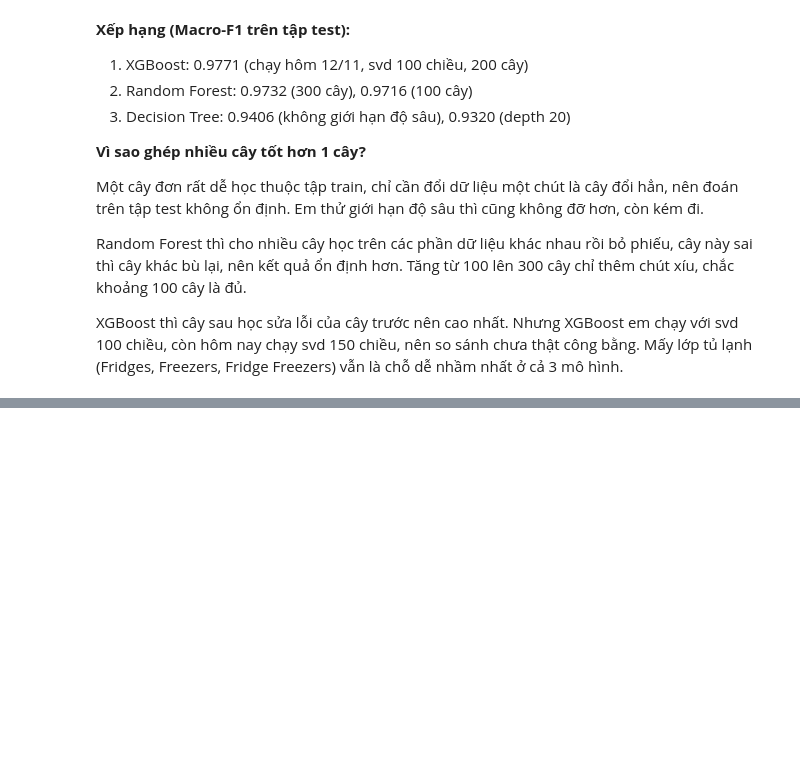
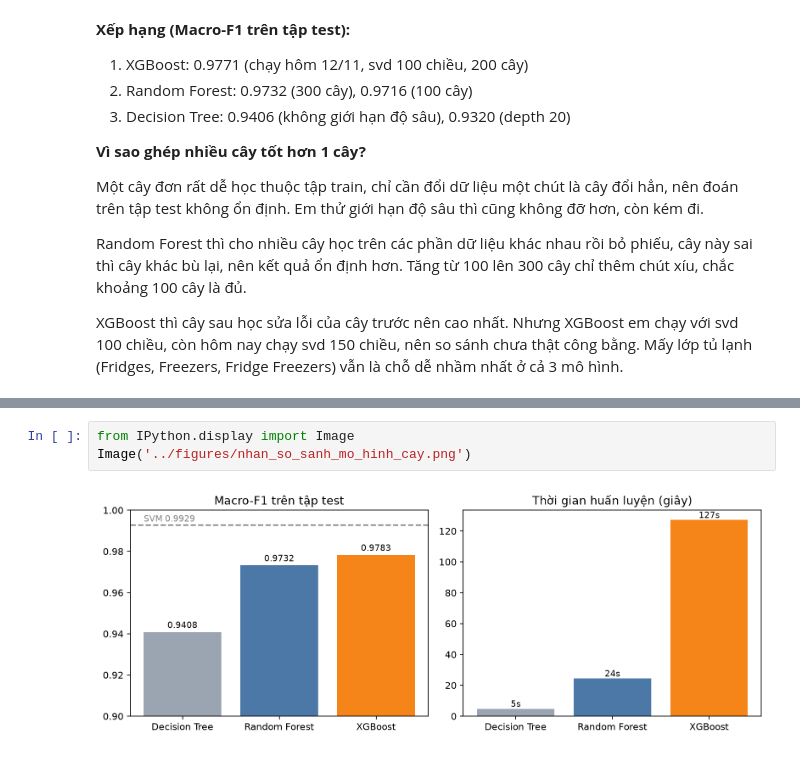
Before and after one commit to Huynh-Quoc-Danh/mayhoc, a Jupyter notebook: DoAnCuoiKy/notebooks/06_Nhan_Cay_Boosting_PhanTichLoi.ipynb, the cells around one changed output, grey strips where cells are left out. Saved outputs shown, nothing was run; the diff lists cells and outputs as text; blank space fills up the shorter version.

Commit message:
DoAnCuoiKy/ exp(nhan): 14/11 chinh XGBoost (depth, lr, svd) - tot nhat 0.9783 (depth 9, lr 0.1, svd 150), them hinh so sanh DT/RF/XGB muc 7

```diff
--- a/DoAnCuoiKy/notebooks/06_Nhan_Cay_Boosting_PhanTichLoi.ipynb
+++ b/DoAnCuoiKy/notebooks/06_Nhan_Cay_Boosting_PhanTichLoi.ipynb
@@ -124,0 +160,5 @@ XGBoost thì cây sau học sửa lỗi của cây trước nên cao nhất. Nh
+# %%
+from IPython.display import Image
+Image('../figures/nhan_so_sanh_mo_hinh_cay.png')
+# %% [output]
+[figure, added]
```
Also changed, not shown: parts of 3 cells of this notebook, 11 other files.
